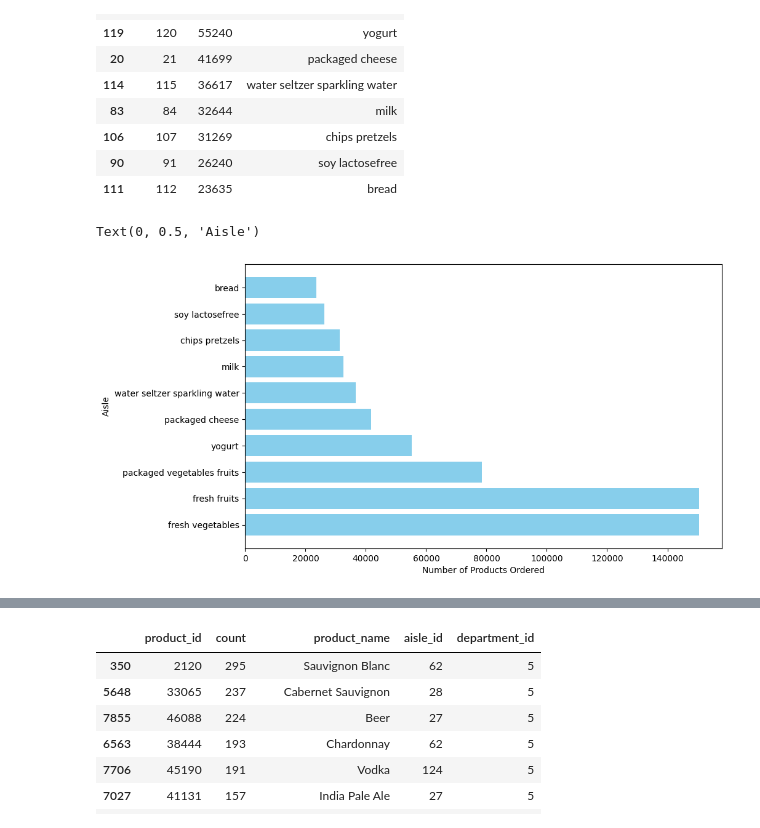
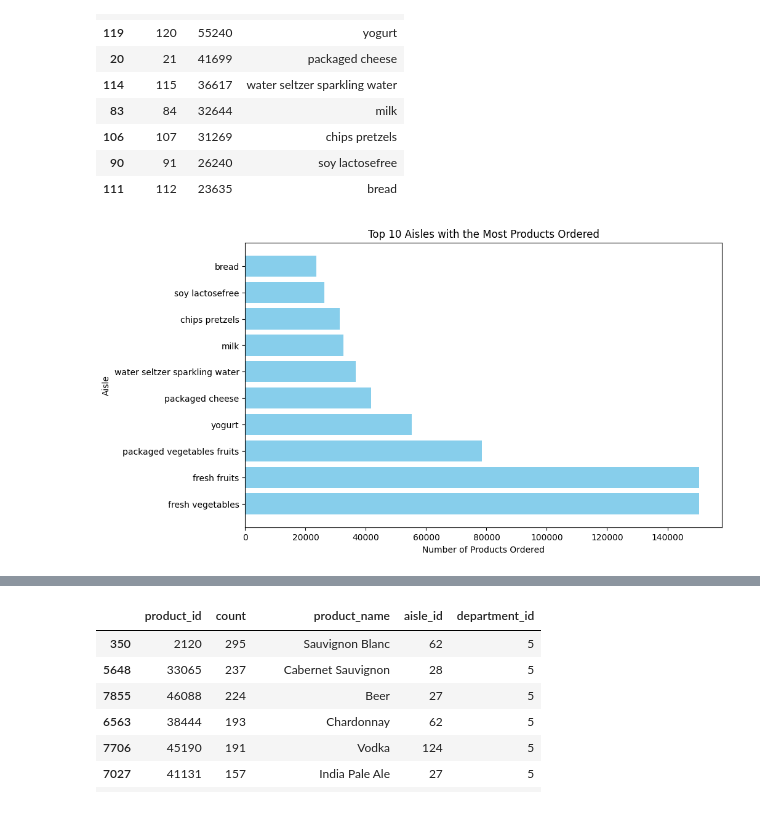
Before and after one commit to PorfirioTavira/comp541Proj, a Jupyter notebook: 541_proj2.ipynb, the cells around one changed output, grey strips where cells are left out. Drawn from its saved outputs; the diff is of its cells as text; code cells hidden in the pictures.

```diff
--- a/541_proj2.ipynb
+++ b/541_proj2.ipynb
@@ -110,15 +110,19 @@ display(df_order_products.head(10))
 # %%
 #Plot df_order_products
 import matplotlib.pyplot as plt
 
 #Plot the top 10 aisles with the most products ordered
 plt.figure(figsize=(10, 6))
 plt.barh(df_order_products['aisle'].head(10), df_order_products['count'].head(10), color='skyblue')
 plt.xlabel('Number of Products Ordered')
 plt.ylabel('Aisle')
+#Remove products from aisle 83, 24, and 123
+
+df_order_products = df_order_products[~df_order_products['aisle_id'].isin([83, 24, 123])]
+plt.title('Top 10 Aisles with the Most Products Ordered') # Invert y-axis to have the highest count on top
+plt.show()
 # %% [output]
-Text(0, 0.5, 'Aisle')
-[figure, old version]
+[figure, new version]
 # %%
 #Remove products that are from aisles_id  83, 24, and 123
 df_order_products_train = df_order_products_train[~df_order_products_train['aisle_id'].isin([83, 24, 123])]
```
Also changed, not shown: parts of 5 cells of this notebook, 3 other files.
